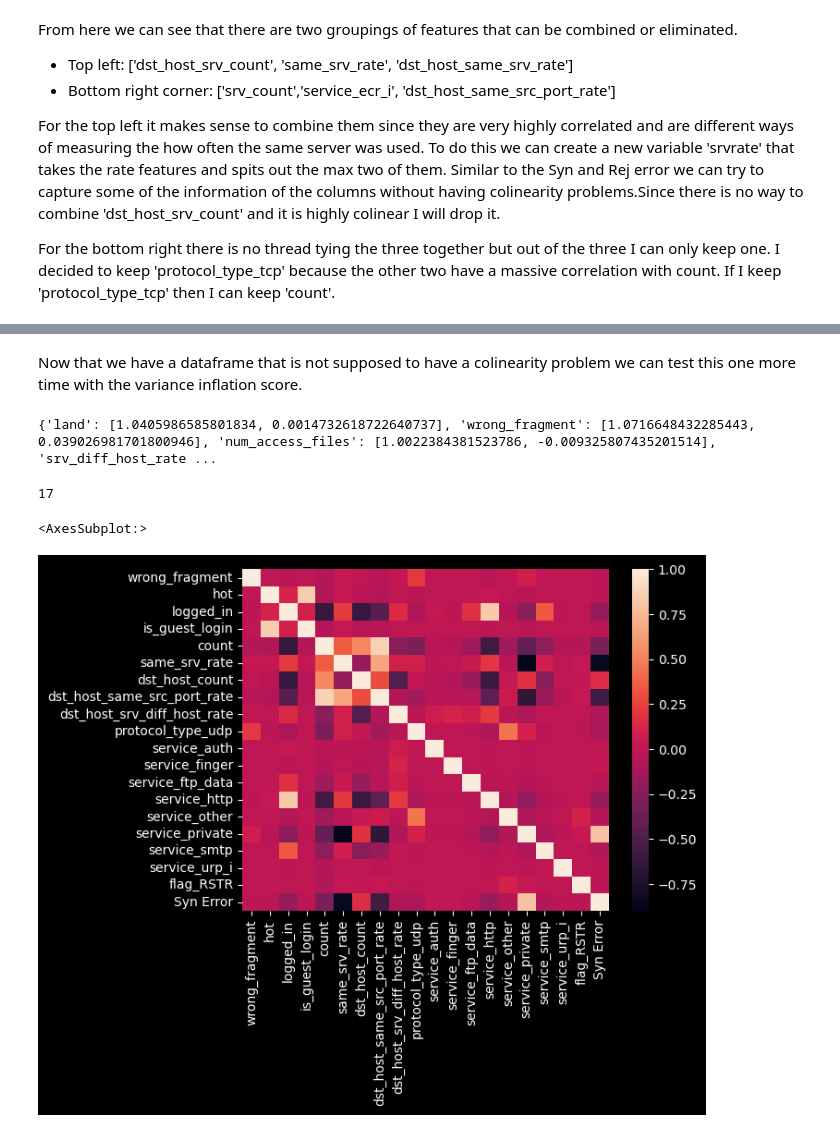
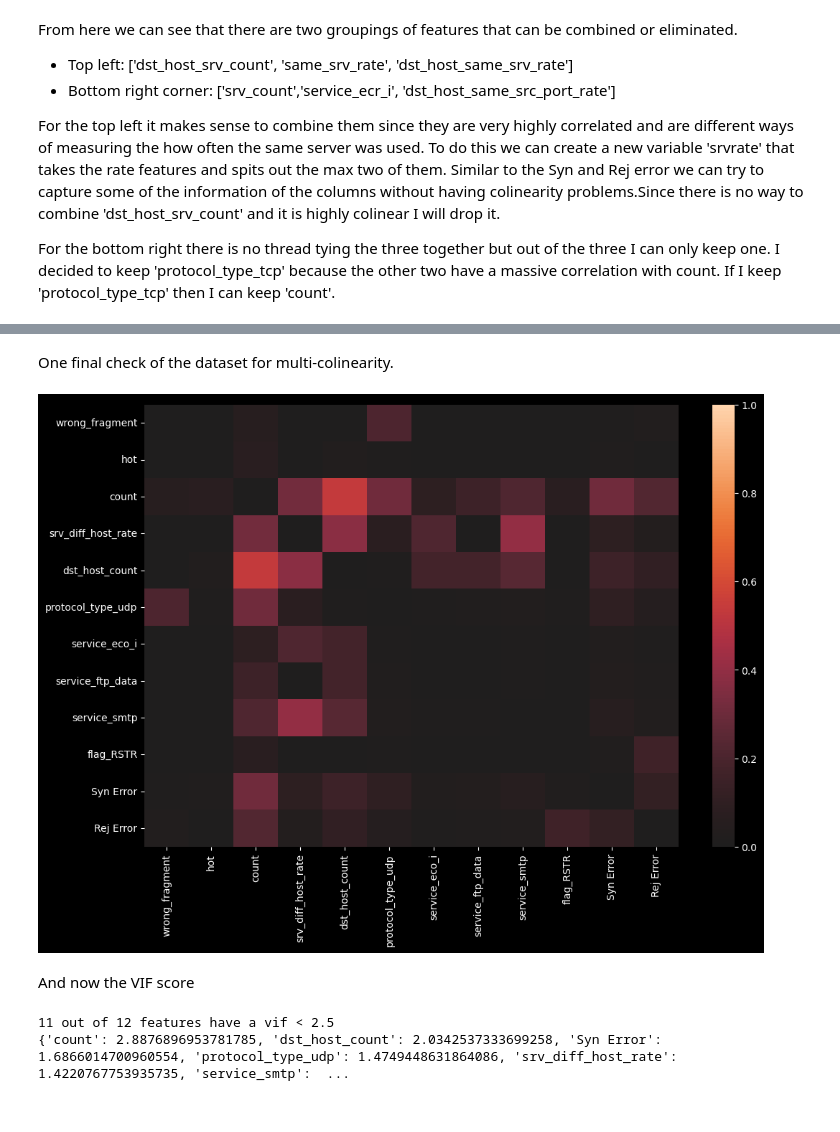
Before and after one commit to Jewdah18/Network-Intrusions, a Jupyter notebook: notebooks/Data Wrangling.ipynb, the cells around one changed output, grey strips where cells are left out. Saved outputs shown, nothing was run; the diff lists cells and outputs as text; code cells hidden in the pictures.

```diff
--- a/notebooks/Data Wrangling.ipynb
+++ b/notebooks/Data Wrangling.ipynb
@@ -293,9 +363,14 @@ Best hyperparameters:  {'alpha': 0.0024210526315789475}
 # %%
 # Find the coefficients of lasso regularization
-lasso = Lasso(alpha = .005)
+lasso = Lasso(alpha = 0.007157894736842105)
+# Fit the lasso regularization to the data
 lasso.fit(df,y)
+# Create a dictionary of all the features and their corresponding lasso coefficients
 lasso_dict = {df.columns[i]:lasso.coef_[i] for i in range(len(df.columns)) if list(lasso.coef_)[i] != 0}
+# Create a list of all the features that don't have a lasso coefficient of zero
 lasso_features = [df.columns[i] for i in range(len(df.columns)) if list(lasso.coef_)[i] != 0]
+# Print the features and coefficients
 print(lasso_dict)
+# Print the number of features are left from lasso
 print(len(lasso_dict))
 # %% [output]
@@ -308,19 +381,15 @@ sns.heatmap(abs(df[list(lasso_dict.keys())]).corr(), vmin = 0, vmax = 1);
 # %%
 lasso_df_features = df[list(lasso_dict.keys())]
-# %% [markdown]
-Now that we have a dataframe that is not supposed to have a colinearity problem we can test this one more time with the variance inflation score.
-# %%
-# Create a list vif that stores all of the vif values for each of the features
-vif2 = [variance_inflation_factor(lasso_df_features, i) for i in range(len(lasso_df_features.columns))]
-# Bind the features to their vif value for analysis, only keep the features with vif>2
-vif2_dict = {lasso_df_features.columns[i]:[vif2[i], v]  for i,v in enumerate(lasso_dict.values())}
-print(vif2_dict)
-len(vif2_dict)
-# %% [output]
-{'land': [1.0405986585801834, 0.0014732618722640737], 'wrong_fragment': [1.0716648432285443, 0.039026981701800946], 'num_access_files': [1.0022384381523786, -0.009325807435201514], 'srv_diff_host_rate ...
-17
-# %%
-sns.heatmap(lasso_df_features.corr())
-# %% [output]
-<AxesSubplot:>
-[figure, removed]
+# %% [markdown]
+One final check of the dataset for multi-colinearity.
+# %%
+zero_diagonal_heatmap(lasso_df_features)
+# %% [output]
+[figure, added]
+# %% [markdown]
+And now the VIF score
+# %%
+vif(lasso_df_features)
+# %% [output]
+11 out of 12 features have a vif < 2.5
+{'count': 2.8876896953781785, 'dst_host_count': 2.0342537333699258, 'Syn Error': 1.6866014700960554, 'protocol_type_udp': 1.4749448631864086, 'srv_diff_host_rate': 1.4220767753935735, 'service_smtp':  ...
```
Also changed, not shown: parts of 35 cells of this notebook.
